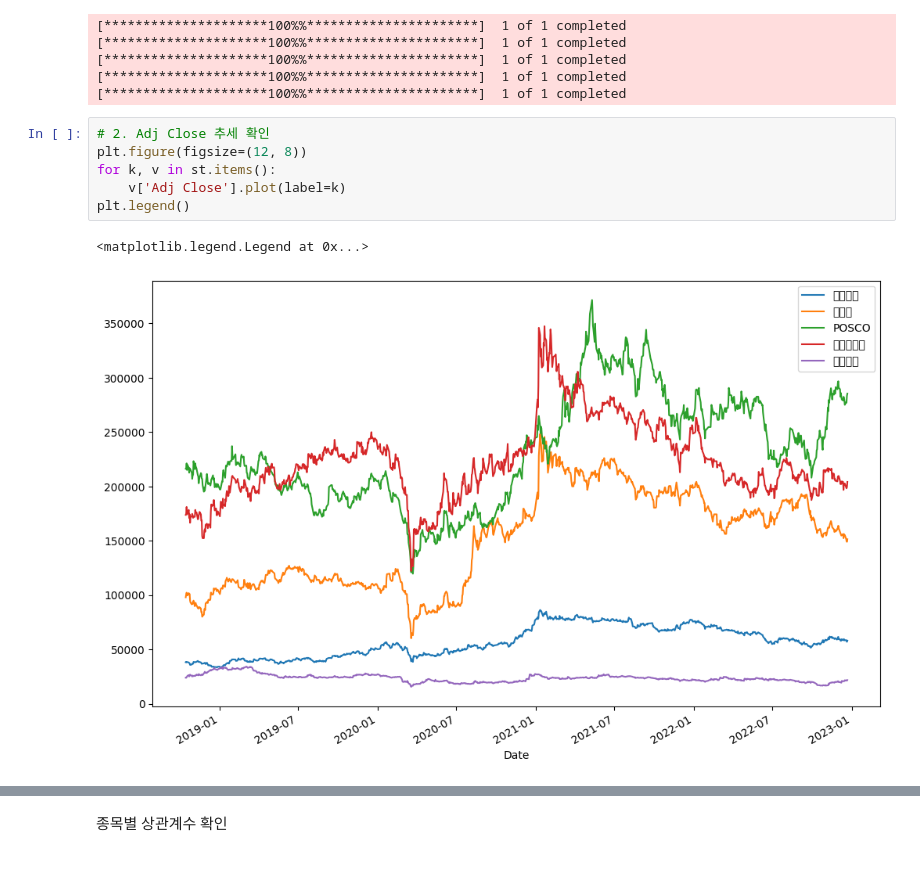
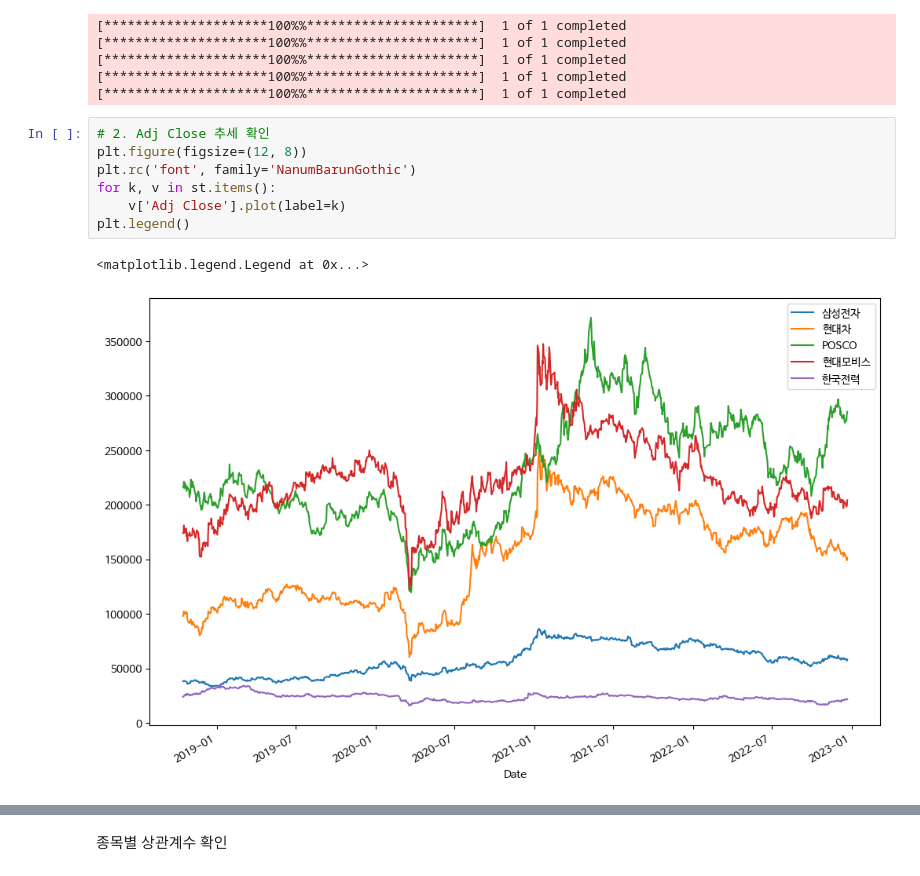
Before and after one commit to serrve1/githubtest, a Jupyter notebook: MVO모형연습자료_.ipynb, the cells around one changed output, grey strips where cells are left out. Drawn from its saved outputs; the diff is of its cells as text.

```diff
--- a/MVO모형연습자료_.ipynb
+++ b/MVO모형연습자료_.ipynb
@@ -42,12 +60,13 @@ for i, t in enumerate(ticker):
 # %%
 # 2. Adj Close 추세 확인
 plt.figure(figsize=(12, 8))
+plt.rc('font', family='NanumBarunGothic')
 for k, v in st.items():
     v['Adj Close'].plot(label=k)
 plt.legend()
 # %% [output]
 <matplotlib.legend.Legend at 0x...>
-[figure, old version]
+[figure, new version]
 # %%
 삼성전자 = st[stocks[0]]['Adj Close']
 현대차 = st[stocks[1]]['Adj Close']
```
Also changed, not shown: parts of 4 cells of this notebook.
